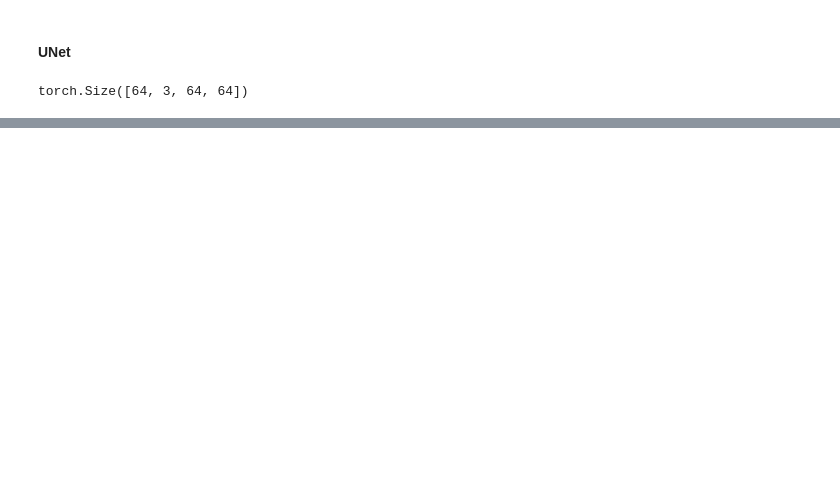
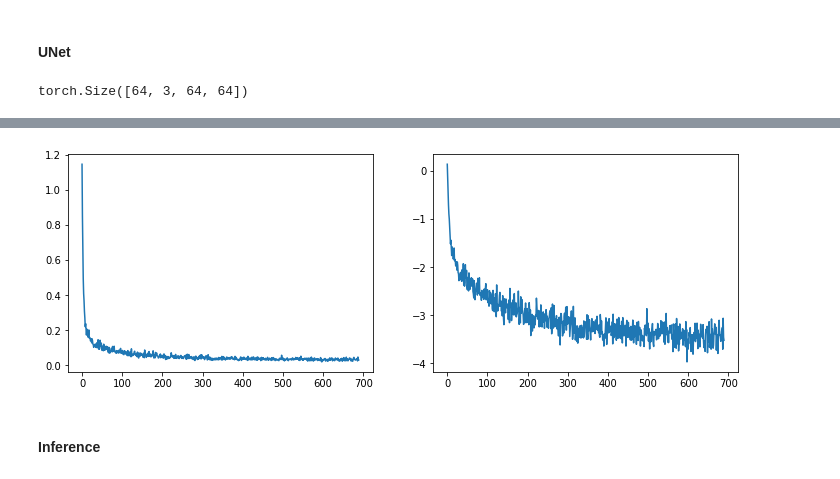
Before and after one commit to matteopilotto/diffusion-models-class, a Jupyter notebook: unit1/sd_pokemon_manual_training.ipynb, the cells around one changed output, grey strips where cells are left out. Saved outputs shown, nothing was run; the diff lists cells and outputs as text; code cells hidden in the pictures; blank space fills up the shorter version.

```diff
--- a/unit1/sd_pokemon_manual_training.ipynb
+++ b/unit1/sd_pokemon_manual_training.ipynb
@@ -316,0 +339,27 @@ torch.Size([64, 3, 64, 64])
+# %%
+model = init_model()
+noise_scheduler = DDPMScheduler(num_train_timesteps=1000, beta_schedule='squaredcos_cap_v2')
+optimizer = torch.optim.AdamW(params=model.parameters(), lr=4e-4)
+
+epochs = 30
+losses = []
+
+for epoch in tqdm(range(epochs)):
+    for i, batch in enumerate(tqdm(train_dataloader, leave=False)):
+        images = batch['images'].to(device)
+        noise = torch.randn_like(images).to(device)
+        timesteps = torch.tensor(random.sample(range(noise_scheduler.num_train_timesteps), k=images.shape[0])).to(device)
+        noisy_images = noise_scheduler.add_noise(images, noise, timesteps)
+
+        preds = model(noisy_images, timesteps).sample
+
+        loss = F.mse_loss(preds, noise)
+        optimizer.zero_grad()
+        loss.backward()
+        optimizer.step()
+
+        losses.append(loss.detach().cpu().item())
+
+    if (epoch+1) % 5 == 0:
+        epoch_loss = sum(losses[-len(train_dataloader):]) / len(train_dataloader)
+        print(f"Epoch {epoch+1} | Loss: {epoch_loss}")
@@ -316,0 +373,9 @@ torch.Size([64, 3, 64, 64])
+# %%
+fig, axs = plt.subplots(1, 2, figsize=(12, 4))
+axs[0].plot(losses)
+axs[1].plot(np.log(losses))
+plt.show()
+# %% [output]
+[figure, added]
+# %% [markdown]
+#### Inference
```
Also changed, not shown: parts of 20 cells of this notebook.
